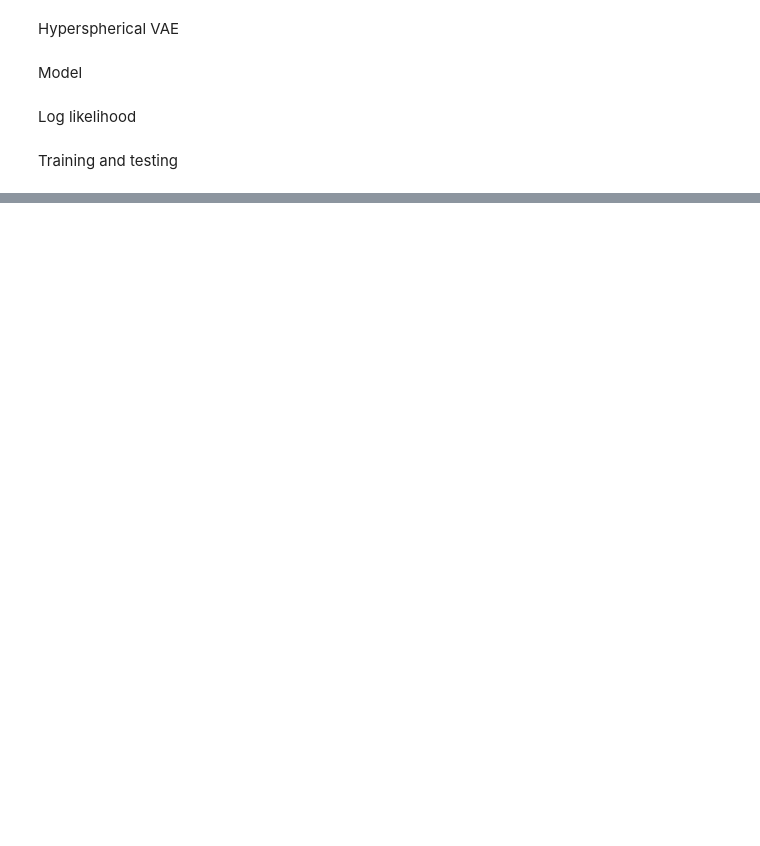
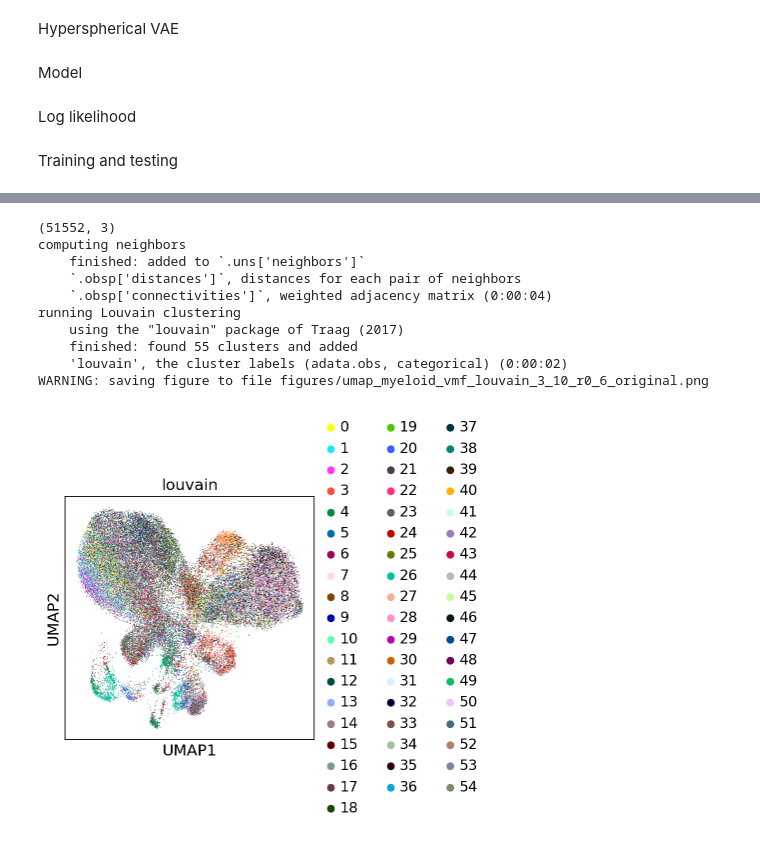
Before and after one commit to sbc806/cpsc-522-project, a Jupyter notebook: hyperspherical_vae_pytorch.ipynb, the cells around one changed output, grey strips where cells are left out. Drawn from its saved outputs; the diff is of its cells as text; code cells hidden in the pictures; blank space fills up the shorter version.

```diff
--- a/hyperspherical_vae_pytorch.ipynb
+++ b/hyperspherical_vae_pytorch.ipynb
@@ -679,0 +709,26 @@ test(modelS, optimizerS)
+# %%
+# Louvain clustering
+clustering_type = "louvain"
+if data == "myeloid":
+  community_clustering(adata, clustering_type, 10, 0.6,
+                    n_pcs=None, use_original_umap=True, save_figure=True)
+elif data == "t-cells":
+  community_clustering(adata, clustering_type, 10, 0.6,
+                    n_pcs=None, use_original_umap=True, save_figure=False)
+elif data == "b-cells":
+  community_clustering(adata, clustering_type, 10, 0.6,
+                    n_pcs=None, use_original_umap=True, save_figure=False)
+else:
+  raise NotImplementedError
+# %% [output]
+(51552, 3)
+computing neighbors
+    finished: added to `.uns['neighbors']`
+    `.obsp['distances']`, distances for each pair of neighbors
+    `.obsp['connectivities']`, weighted adjacency matrix (0:00:04)
+running Louvain clustering
+    using the "louvain" package of Traag (2017)
+    finished: found 55 clusters and added
+    'louvain', the cluster labels (adata.obs, categorical) (0:00:02)
+WARNING: saving figure to file figures/umap_myeloid_vmf_louvain_3_10_r0_6_original.png
+[figure, added]
```
Also changed, not shown: parts of 53 cells of this notebook.
